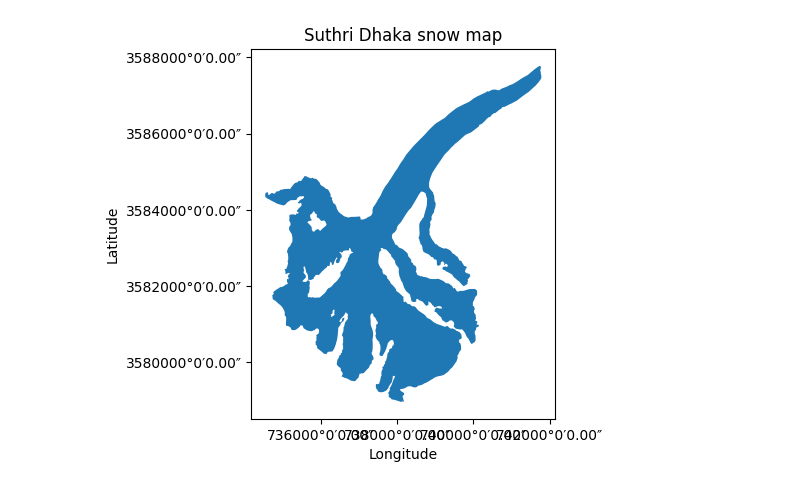
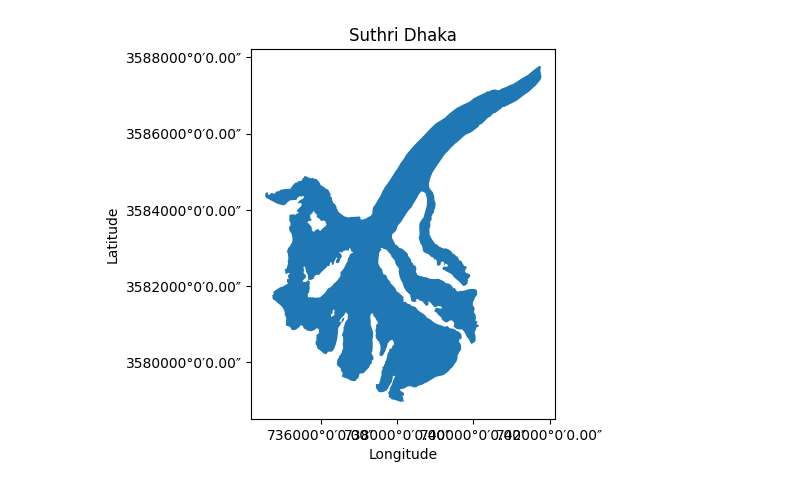
Before and after one commit to cb-karthik/Python_practice, a Jupyter notebook: sdh.ipynb, the cells around one changed output. Cells and saved outputs as stored; diff of their text form; code cells hidden in the pictures.

```diff
--- a/sdh.ipynb
+++ b/sdh.ipynb
@@ -1,38 +1,38 @@
 # %%
 import geopandas as gpd
 import matplotlib.pyplot as plt
 import matplotlib.ticker as mticker
-import math
 
-# Function to convert decimal degrees to DMS
-def deg_to_dms(deg):
+# Function to convert DMS (in raw format like DDMMSS) to decimal degrees
+def dms_to_dd(dms):
+    # Assuming input is in the format DDMMSS
+    d = int(str(dms)[:2])  # First 2 digits are degrees
+    m = int(str(dms)[2:4])  # Next 2 digits are minutes
+    s = int(str(dms)[4:6])  # Last 2 digits are seconds
+    return d + (m / 60) + (s / 3600)
+
+# Function to convert decimal degrees to DMS string for axis labeling
+def deg_to_dms_str(deg):
     d = int(deg)
     m = int((deg - d) * 60)
     s = (deg - d - m/60) * 3600
     return f"{abs(d)}°{abs(m)}′{abs(s):.2f}″"
 
-# Function to format the ticks with DMS
-def dms_ticks(x, pos):
-    return deg_to_dms(x)
-
-# Load the shapefile
+# Load the shapefile (ensure your data is in DDMMSS format for lat/long)
 shapefile = gpd.read_file('C:/Users/imsam/OneDrive/Desktop/ArcGis datasets/Snow Depth Suthri Dhaka')
 
 # Plot the shapefile
-fig, ax = plt.subplots()
-shapefile.plot(ax=ax)
+ax = shapefile.plot()
 
 # Customize the plot
-plt.title('Suthri Dhaka snow map')
+plt.title('Suthri Dhaka')
 
 # Customizing the x and y axes to show DMS
-ax.xaxis.set_major_formatter(mticker.FuncFormatter(dms_ticks))
-ax.yaxis.set_major_formatter(mticker.FuncFormatter(dms_ticks))
+ax.xaxis.set_major_formatter(mticker.FuncFormatter(lambda x, _: deg_to_dms_str(x)))
+ax.yaxis.set_major_formatter(mticker.FuncFormatter(lambda y, _: deg_to_dms_str(y)))
 
 plt.xlabel('Longitude')
 plt.ylabel('Latitude')
-
-# Show the plot
 plt.show()
 # %% [output]
-[figure, old version]
+[figure, new version]
```
